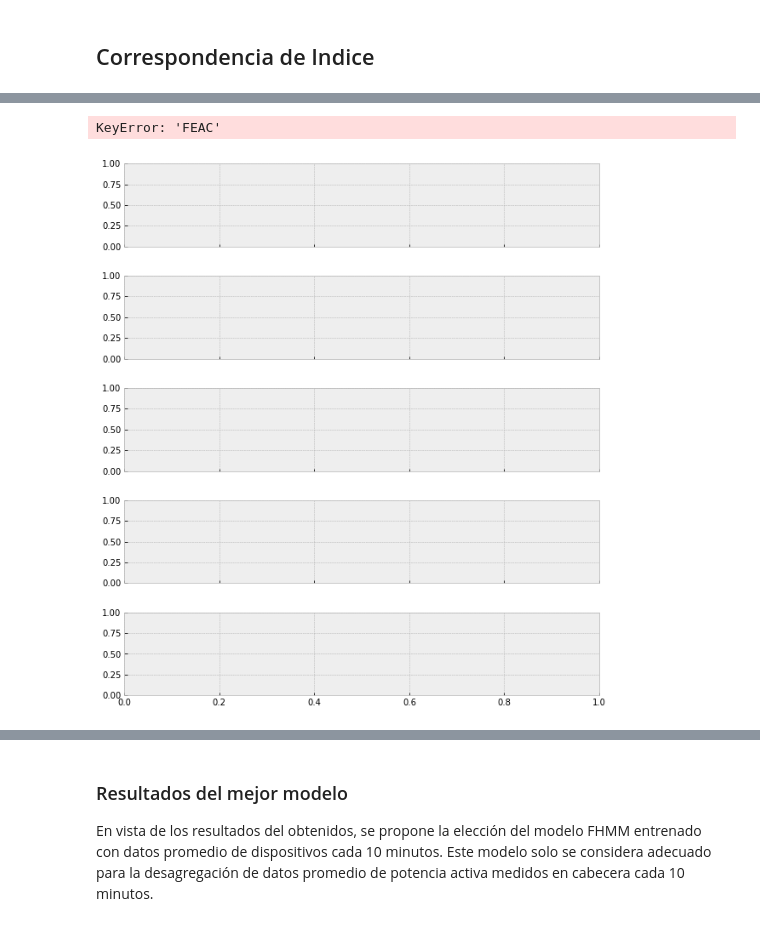
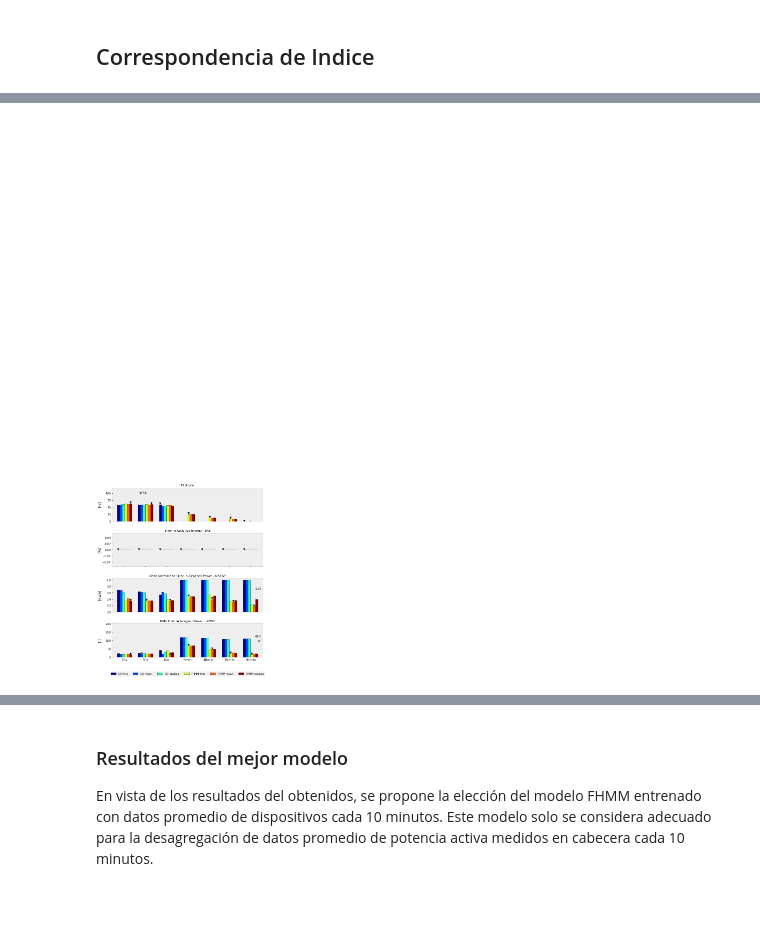
Before and after one commit to crn565/ozm_v2, a Jupyter notebook: 8.-METRICAS.ipynb, the cells around one changed output, grey strips where cells are left out. Saved outputs shown, nothing was run; the diff lists cells and outputs as text; code cells hidden in the pictures.

```diff
--- a/8.-METRICAS.ipynb
+++ b/8.-METRICAS.ipynb
@@ -226,9 +242,11 @@ round(pd.DataFrame(metrics.loc['MNEAP']).transpose(),2)
 # %%
 rcParams['figure.figsize'] = (10, 3)
 fig, ax1 = plt.subplots();
-a1=[1240,1250]
+
+#umbrales de potencia
+a1=[20,1250]
+
 gt['fan'][a1[0]:a1[1]].plot(ax=ax1, lw=2, c='tab:purple', marker="D")
-
 pred_CO['fan'][a1[0]:a1[1]].plot(ax=ax1, c='darkred', lw=1, ls='--', marker="D")
 
 ax1.minorticks_off()
@@ -236,6 +254,7 @@ ax1.set_ylabel('Power (W)')
 ax1.legend(labels=['GT fan','Pred_CO'], fontsize=9, ncol=1)
 
 err= abs(round((gt['fan'][a1[0]:a1[1]]-pred_CO['fan'][a1[0]:a1[1]])[1:6],1))
+
 aux=40
 i=0
 for e in err:
@@ -243,6 +262,7 @@ for e in err:
     aux=aux+63
     i=i+1
 
+
 ax1.set_xticklabels(labels=['10:00','10:30','11:00','11:30','12:00','12:30','13:00','13:30','14:00',''])
 plt.savefig('./data/images/5.6_MNEAP_CO_30s.svg', bbox_inches='tight', transparent=True)
 pass
@@ -272,18 +297,22 @@ for p_name, sp in periods.items():
     for method in methods:
         for clf_name in classifiers:
             print('\nCalculando Metricas: '+ clf_name + '_' + p_name + '_' + method)
+
             #Datos de Dispositivos: predicción
             input_dir = dir_predictions + clf_name + '_' + p_name + '_' + method +'_pred.h5'
             dataset = DataSet(input_dir)
             predictions=dataset.buildings[1].elec.submeters()
+
             #Metricas
             f1 = {}; eae = {}; feac = {}; mneap = {}; rmse = {}; e=[];
             F1 = f1_score(predictions, valid_Devices)
             f1['F1'] = F1*100
             EAE = error_in_assigned_energy(predictions, valid_Devices)
+
             for x in range(len(EAE)): e.append(EAE.iloc[x][0])
             eae['EAE'] = e
-            feac['FEAC'] = 100*np.ones(6)*(fraction_energy_assigned_correctly(predictions, valid_Devices))
+            #da error para FEAC
+            #feac['FEAC'] = 100*np.ones(6)*(fraction_energy_assigned_correctly(predictions, valid_Devices))
             mneap['MNEAP'] = mean_normalized_error_power(predictions, valid_Devices)
             rmse['RMSE'] = rms_error_power(predictions, valid_Devices)
             met.append(pd.concat([pd.DataFrame(feac, index=valid_Devices.instance()),
@@ -294,11 +323,11 @@ for p_name, sp in periods.items():
                                  axis=1).set_index(pd.Index(index)))
             dataset.store.close()
     m[p_name] = met
-##Guarda resultados
+
+##Guardamos resultados
 f = open(data_dir +'NILM/metrics.txt',"w")
 f.write( str(m) )
 f.close()
 print('\n\nDone!')
-#m[0] #CO first #m[1] #FHMM first #m[2] #CO mean #m[3] #FHMM mean #m[4] #CO median #m[5] #FHMM median
 # %% [output]
 Calculando Metricas: CO_10s_first
@@ -309,7 +352,9 @@ AttributeError: 'tuple' object has no attribute 'instance'
 # %%
 m_mean = {}
 
-cols=['FEAC','F1','EAE','MNEAP','RMSE']
+#cols=['FEAC','F1','EAE','MNEAP','RMSE']
+
+cols=['F1','EAE','MNEAP','RMSE']
 labels=['CO-first', 'CO-mean', 'CO-median', 'FHMM-first', 'FHMM-mean' ,'FHMM-median']
 per=['10s','30s','60s','5min','10min','15min','30min']
 
@@ -372,7 +441,7 @@ KeyError: 'F1'
 # %%
 rcParams['figure.figsize'] = (10, 11.5)
-fig, (ax1,ax2,ax3,ax4,ax5) = plt.subplots(5, 1, sharex=True, gridspec_kw={'hspace': 0.35})
-cols=['FEAC','F1','EAE','MNEAP','RMSE']
+fig, (ax2,ax3,ax4,ax5) = plt.subplots(4, 1, sharex=True, gridspec_kw={'hspace': 0.35})
+cols=['F1','EAE','MNEAP','RMSE']
 ylabels=['[%]','[%]','[kWh]','[-]','[W]']
 per=['10s','30s','60s','5min','10min','15min','30min']
 
@@ -385,40 +454,37 @@ for ax in fig.get_axes():
     ax.grid(b=None)
     x = 0
     for p in per:
         ax.annotate("▼", xy=(labels[maxs_i[p][cols[c]]]+x, maxs[p][cols[c]]+maxs[p][cols[c]]*0.03))
         x+=1
     c+=1
 
 ax5.set_xticklabels(labels=per, rotation=0, fontdict={'fontsize':12})
-fig.align_ylabels([(ax1,ax2,ax3,ax4,ax5)])
-ax1.set(ylim=(0,120))
-ax1.set_yticks([0,25,50,75,100])
+fig.align_ylabels([(ax2,ax3,ax4,ax5)])
 ax2.set(ylim=(0,120))
 ax2.set_yticks([0,25,50,75,100])
+
 ax5.set_yticks([0,50,100,150,200])
-ax1.set_title('Fraction of Energy Assigned Correctly - FEAC', fontsize=11, loc='center')
+
 ax2.set_title('F1-Score', fontsize=11, loc='center')
 ax3.set_title('Error in Assigned Energy - EAE', fontsize=11, loc='center')
 ax4.set_title('Mean Normalised Error in Assigned Power - MNEAP', fontsize=11, loc='center')
 ax5.set_title('RMS Error in Assigned Power - RMSE', fontsize=11, loc='center')
 lgd = ax5.legend(labels.keys(), loc='lower center', ncol=6, bbox_to_anchor=(0.5, -0.6),fontsize=9.5)
 
 
-ax1.annotate("97.1%", xy=(5.8, 100)); #30min FHMM-median
 ax2.annotate("90.5%", xy=(0.68, 98)); #30s FHMM-mean
 ax3.annotate("0.19", xy=(6.22, 1.4)); #30min FHMM-median
 ax3.annotate("kWh", xy=(6.22, 0.9)); #30min FHMM-median
 ax4.annotate("0.24", xy=(6.22, 0.7)); #30min FHMM-median
 ax5.annotate("41.5", xy=(6.22, 120)); #30min FHMM-median
 ax5.annotate("   W", xy=(6.22, 90)); #30min FHMM-median
 
 
 plt.savefig('./data/images/5.7_All_metrics.svg', bbox_inches='tight', transparent=True)
 
 pass
 # %% [output]
-KeyError: 'FEAC'
-[figure, old version]
+[figure, new version]
 # %%
 rcParams['figure.figsize'] = (10, 8)
 
```
Also changed, not shown: parts of 29 cells of this notebook.
